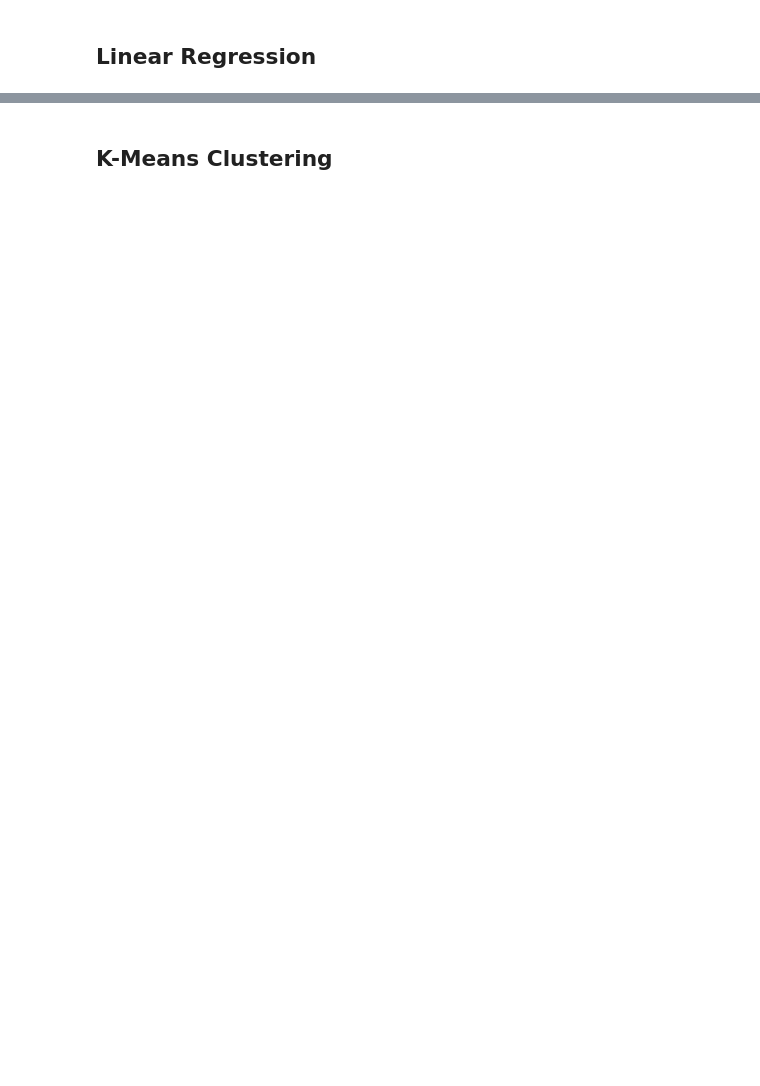
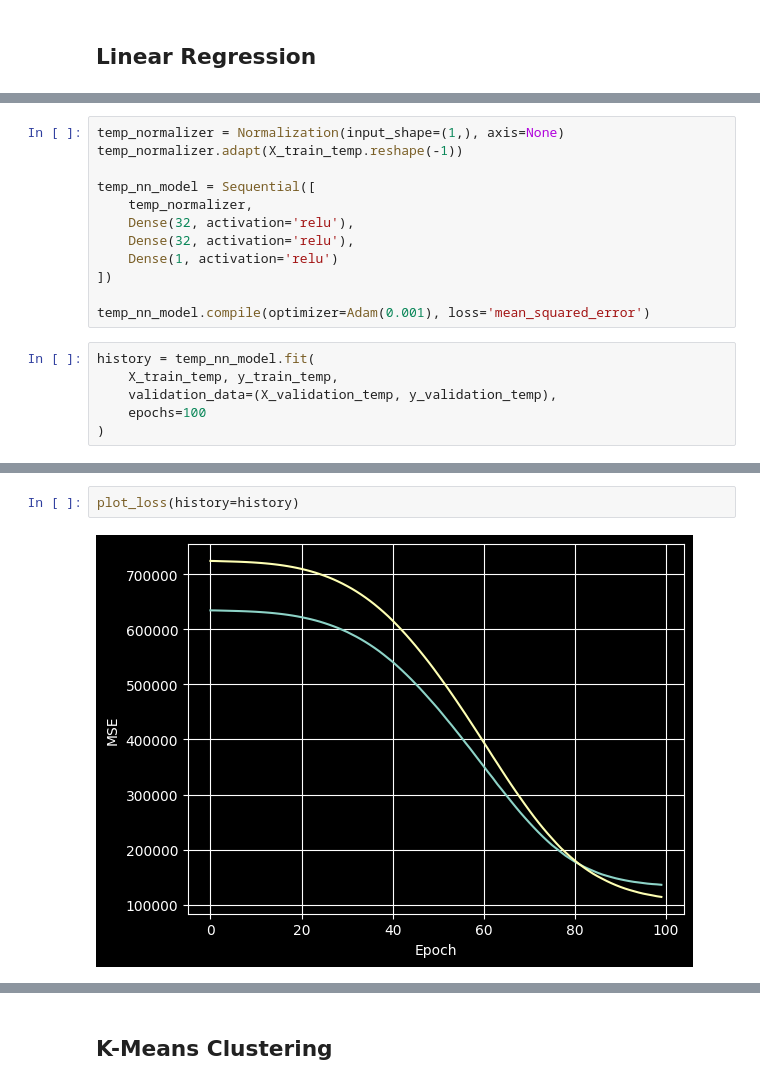
Before and after one commit to kingslayer1312/MLFE-freeCodeCamp, a Jupyter notebook: MLFE-freeCodeCamp.ipynb, the cells around one changed output, grey strips where cells are left out. Cells and saved outputs as stored; diff of their text form; blank space fills up the shorter version.

```diff
--- a/MLFE-freeCodeCamp.ipynb
+++ b/MLFE-freeCodeCamp.ipynb
@@ -477,0 +706,18 @@ weighted avg       0.87      0.87      0.87      3804
+# %%
+temp_normalizer = Normalization(input_shape=(1,), axis=None)
+temp_normalizer.adapt(X_train_temp.reshape(-1))
+
+temp_nn_model = Sequential([
+    temp_normalizer,
+    Dense(32, activation='relu'),
+    Dense(32, activation='relu'),
+    Dense(1, activation='relu')
+])
+
+temp_nn_model.compile(optimizer=Adam(0.001), loss='mean_squared_error')
+# %%
+history = temp_nn_model.fit(
+    X_train_temp, y_train_temp,
+    validation_data=(X_validation_temp, y_validation_temp),
+    epochs=100
+)
@@ -477,0 +742,4 @@ weighted avg       0.87      0.87      0.87      3804
+# %%
+plot_loss(history=history)
+# %% [output]
+[figure, added]
```
Also changed, not shown: parts of 69 cells of this notebook, 2 other files.
